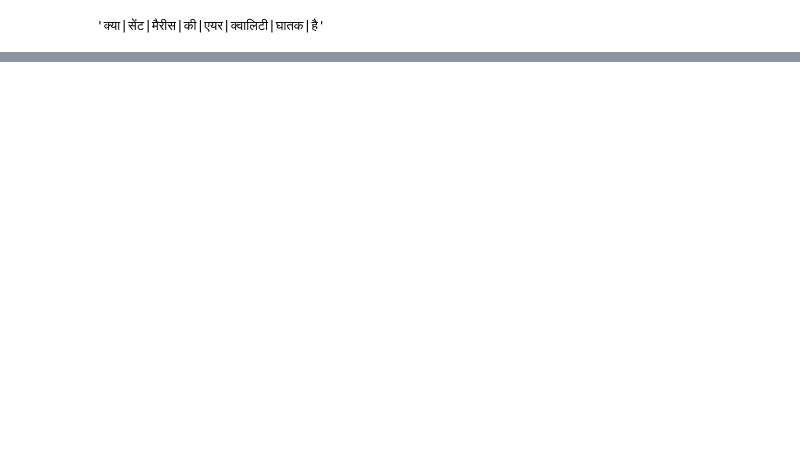
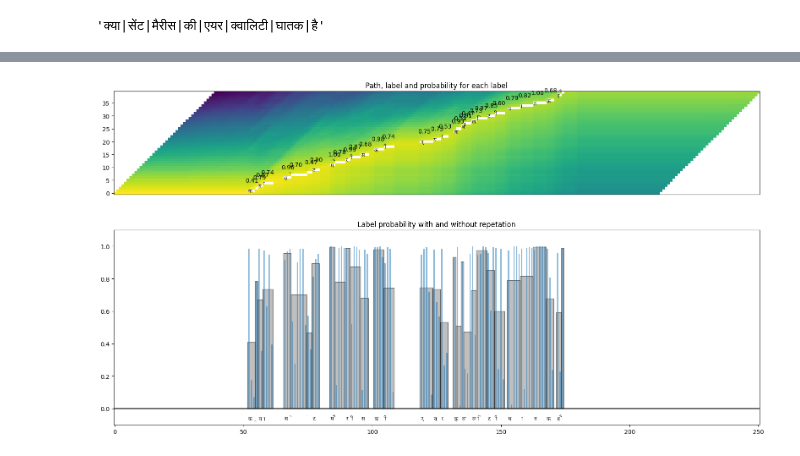
Before and after one commit to Open-Speech-EkStep/forced-alignment, a Jupyter notebook: examples/wav2vec2_alignment.ipynb, the cells around one changed output, grey strips where cells are left out. Cells and saved outputs as stored; diff of their text form; code cells hidden in the pictures; blank space fills up the shorter version.

```diff
--- a/examples/wav2vec2_alignment.ipynb
+++ b/examples/wav2vec2_alignment.ipynb
@@ -58,0 +225,46 @@ ConfigKeyError: Key 'eval_wer' not in 'AudioPretrainingConfig'
+# %%
+def plot_trellis_with_segments(trellis, segments, transcript):
+    # To plot trellis with path, we take advantage of 'nan' value
+    trellis_with_path = trellis.clone()
+    for i, seg in enumerate(segments):
+        if seg.label != "|":
+            trellis_with_path[seg.start + 1 : seg.end + 1, i + 1] = float("nan")
+
+    fig, [ax1, ax2] = plt.subplots(2, 1, figsize=(16, 9.5))
+    ax1.set_title("Path, label and probability for each label")
+    ax1.imshow(trellis_with_path.T, origin="lower")
+    ax1.set_xticks([])
+
+    for i, seg in enumerate(segments):
+        if seg.label != "|":
+            ax1.annotate(seg.label, (seg.start + 0.7, i + 0.3), weight="bold", fontproperties=prop)
+            ax1.annotate(f"{seg.score:.2f}", (seg.start - 0.3, i + 4.3))
+
+    ax2.set_title("Label probability with and without repetation")
+    xs, hs, ws = [], [], []
+    for seg in segments:
+        if seg.label != "|":
+            xs.append((seg.end + seg.start) / 2 + 0.4)
+            hs.append(seg.score)
+            ws.append(seg.end - seg.start)
+            ax2.annotate(seg.label, (seg.start + 0.8, -0.07), weight="bold", fontproperties=prop)
+    ax2.bar(xs, hs, width=ws, color="gray", alpha=0.5, edgecolor="black")
+
+    xs, hs = [], []
+    for p in path:
+        label = transcript[p.token_index]
+        if label != "|":
+            xs.append(p.time_index + 1)
+            hs.append(p.score)
+
+    ax2.bar(xs, hs, width=0.5, alpha=0.5)
+    ax2.axhline(0, color="black")
+    ax2.set_xlim(ax1.get_xlim())
+    ax2.set_ylim(-0.1, 1.1)
+
+
+plot_trellis_with_segments(trellis, segments, transcript)
+plt.tight_layout()
+plt.show()
+# %% [output]
+[figure, added]
```
Also changed, not shown: parts of 12 cells of this notebook, 1 other file.
